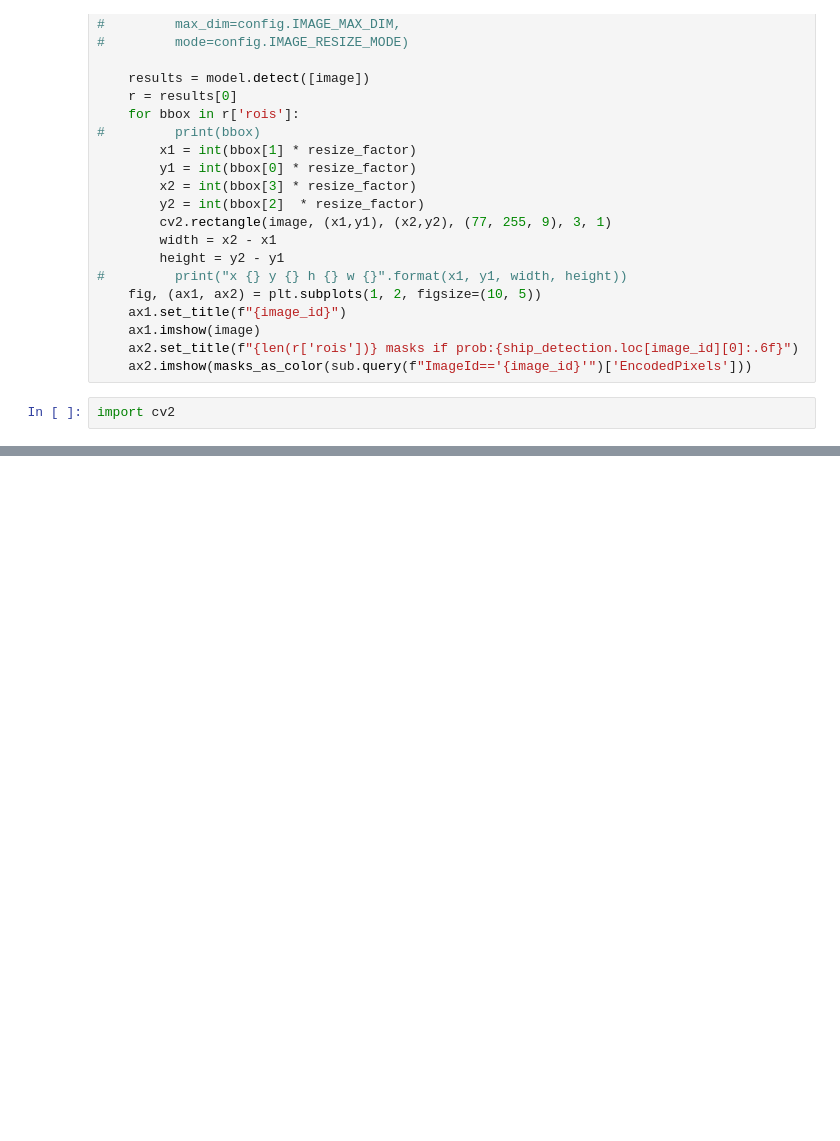
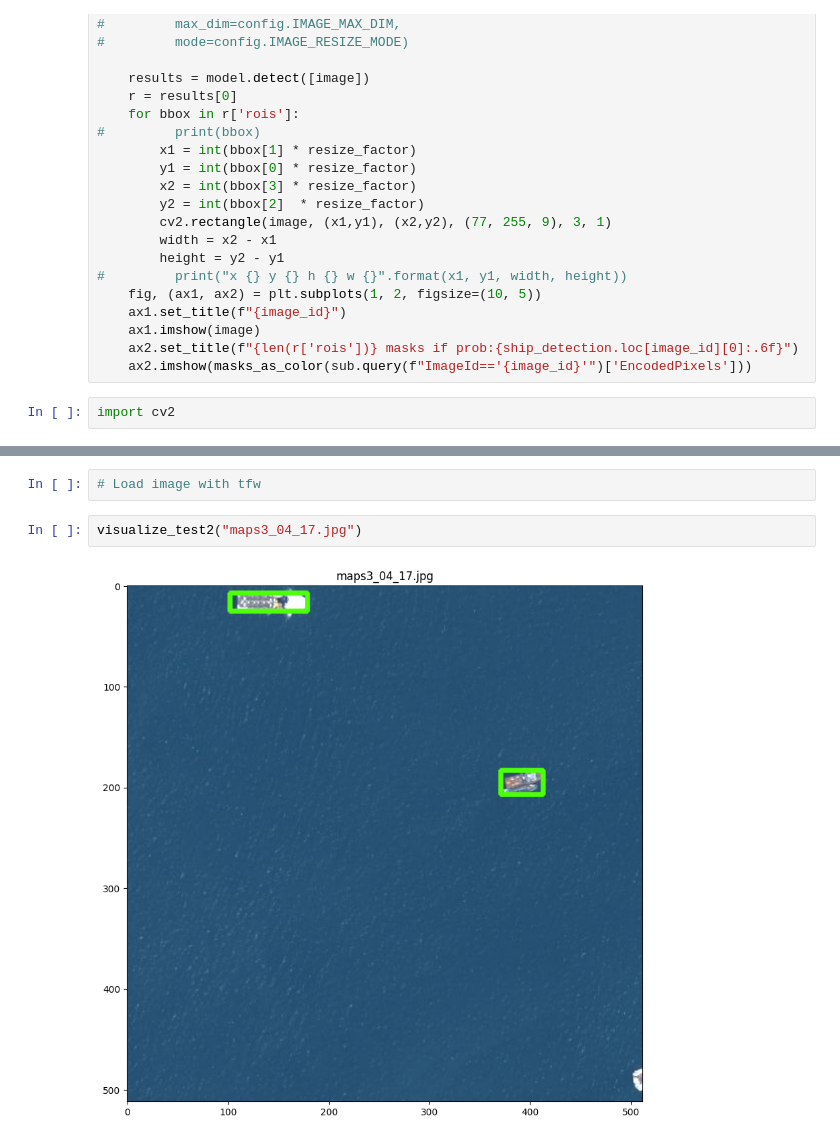
Before and after one commit to Raman-RISE/ELSA, a Jupyter notebook: Mask_RCNN_local.ipynb, the cells around one changed output, grey strips where cells are left out. Cells and saved outputs as stored; diff of their text form; blank space fills up the shorter version.

```diff
--- a/Mask_RCNN_local.ipynb
+++ b/Mask_RCNN_local.ipynb
@@ -507,0 +509,6 @@ visualize_test2("MicrosoftTeams-image.jpg")
+# %%
+# Load image with tfw
+# %%
+visualize_test2("maps3_04_17.jpg")
+# %% [output]
+[figure, added]
```
Also changed, not shown: parts of 18 cells of this notebook, 2 other files.
